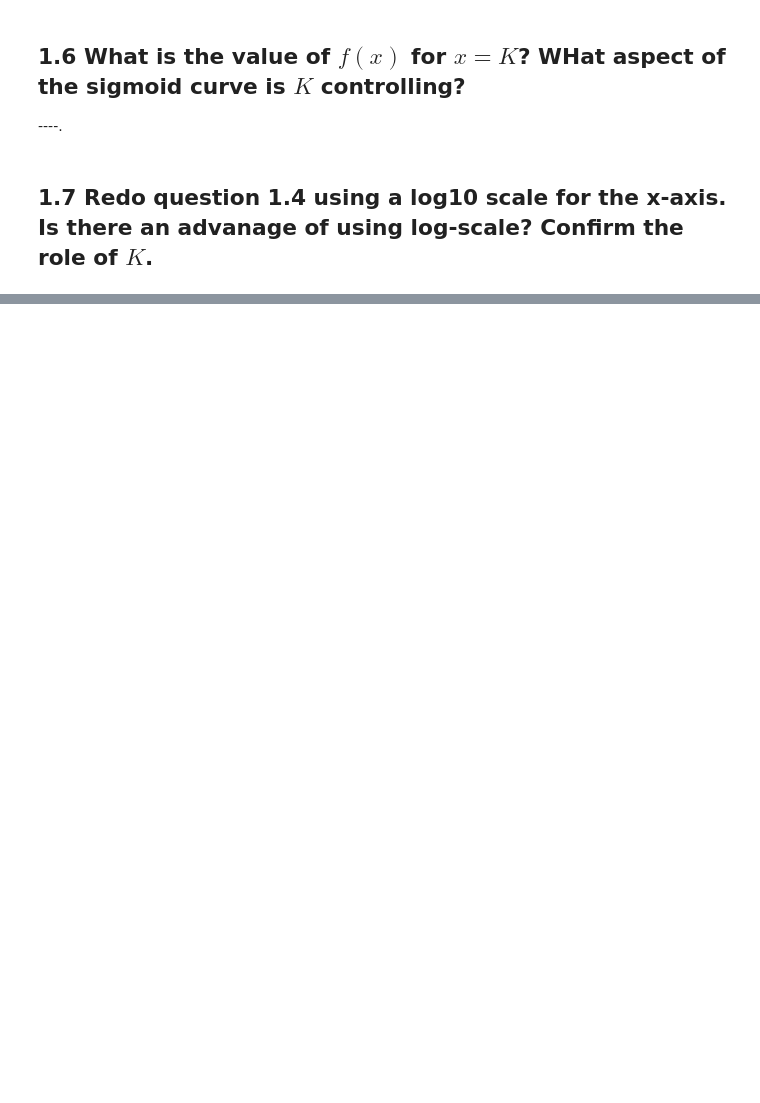
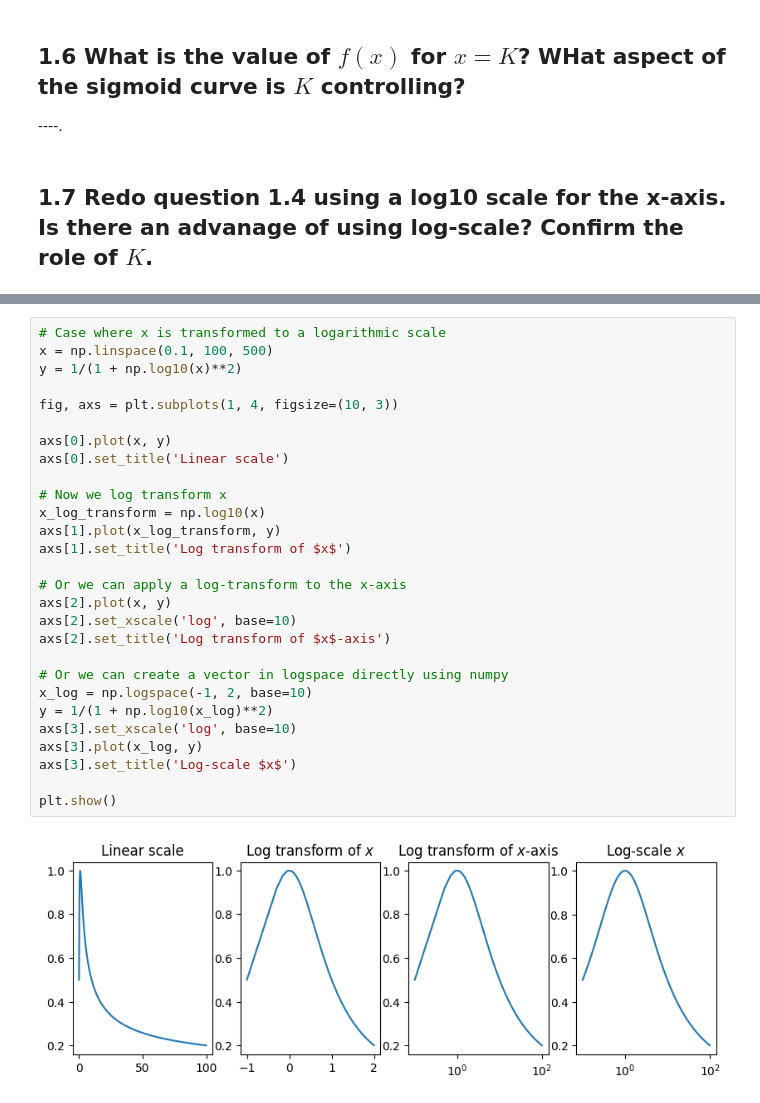
Before and after one commit to aidapiccato/9.014, a Jupyter notebook: labs/lab_1.ipynb, the cells around one changed output, grey strips where cells are left out. Drawn from its saved outputs; the diff is of its cells as text; blank space fills up the shorter version.

```diff
--- a/labs/lab_1.ipynb
+++ b/labs/lab_1.ipynb
@@ -155,0 +180,30 @@ plt.show()
+# %%
+# Case where x is transformed to a logarithmic scale
+x = np.linspace(0.1, 100, 500)
+y = 1/(1 + np.log10(x)**2)
+
+fig, axs = plt.subplots(1, 4, figsize=(10, 3))
+
+axs[0].plot(x, y)
+axs[0].set_title('Linear scale')
+
+# Now we log transform x
+x_log_transform = np.log10(x)
+axs[1].plot(x_log_transform, y)
+axs[1].set_title('Log transform of $x$')
+
+# Or we can apply a log-transform to the x-axis
+axs[2].plot(x, y)
+axs[2].set_xscale('log', base=10)
+axs[2].set_title('Log transform of $x$-axis')
+
+# Or we can create a vector in logspace directly using numpy
+x_log = np.logspace(-1, 2, base=10)
+y = 1/(1 + np.log10(x_log)**2)
+axs[3].set_xscale('log', base=10)
+axs[3].plot(x_log, y)
+axs[3].set_title('Log-scale $x$')
+
+plt.show()
+# %% [output]
+[figure, added]
```
Also changed, not shown: parts of 48 cells of this notebook.
